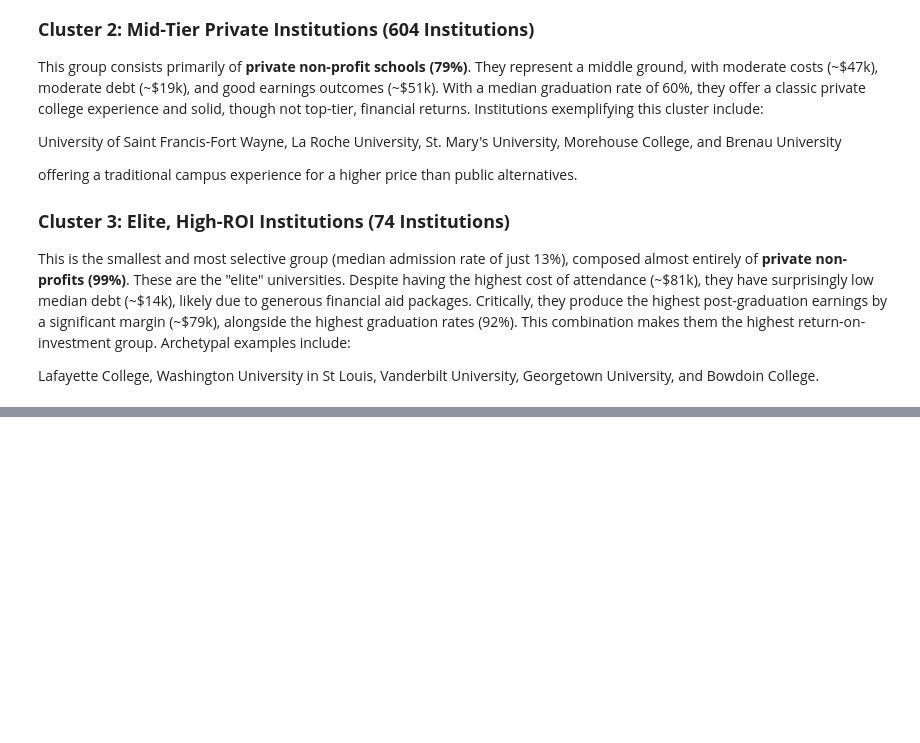
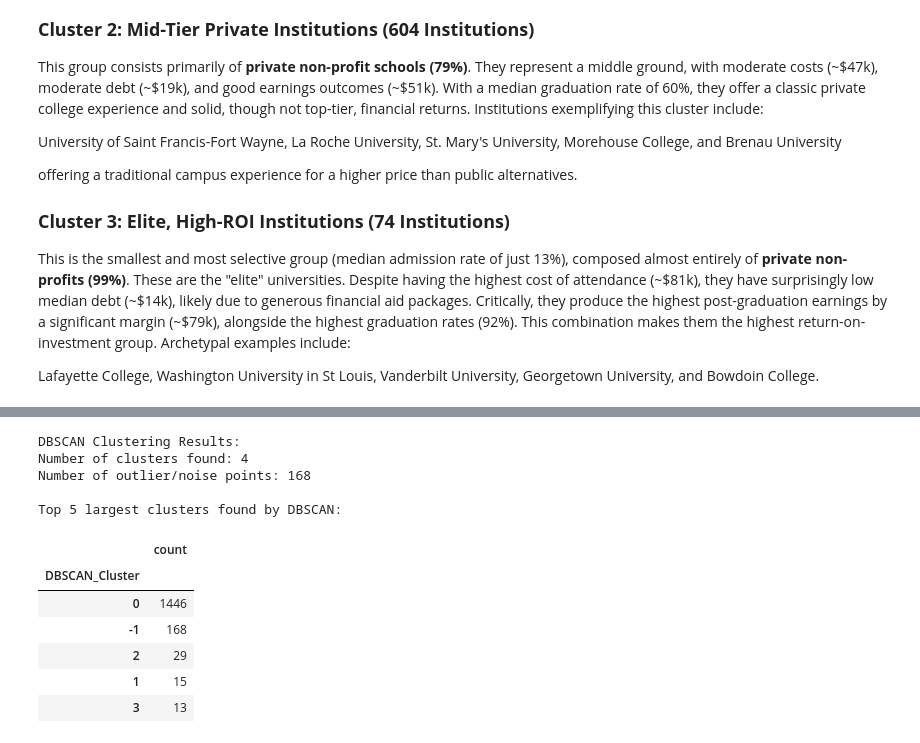
Before and after one commit to BenGoBlue05/college-scorecard-analysis, a Jupyter notebook: notebooks/institution_clustering.ipynb, the cells around one changed output, grey strips where cells are left out. Saved outputs shown, nothing was run; the diff lists cells and outputs as text; code cells hidden in the pictures; blank space fills up the shorter version.

```diff
--- a/notebooks/institution_clustering.ipynb
+++ b/notebooks/institution_clustering.ipynb
@@ -516,0 +571,24 @@ Lafayette College, Washington University in St Louis, Vanderbilt University, Geo
+# %%
+dbscan = DBSCAN(eps=0.5, min_samples=10)
+df_processed['DBSCAN_Cluster'] = dbscan.fit_predict(X_scaled)
+
+# Analyze the results
+dbscan_counts = df_processed['DBSCAN_Cluster'].value_counts()
+print("DBSCAN Clustering Results:")
+print(f"Number of clusters found: {len(dbscan_counts[dbscan_counts.index != -1])}")
+print(f"Number of outlier/noise points: {dbscan_counts.get(-1, 0)}")
+print("\nTop 5 largest clusters found by DBSCAN:")
+display(dbscan_counts.head().to_frame())
+# %% [output]
+DBSCAN Clustering Results:
+Number of clusters found: 4
+Number of outlier/noise points: 168
+
+Top 5 largest clusters found by DBSCAN:
+|  | count |
+| DBSCAN_Cluster |  |
+| 0 | 1446 |
+| -1 | 168 |
+| 2 | 29 |
+| 1 | 15 |
+| 3 | 13 |
```
Also changed, not shown: parts of 12 cells of this notebook, 1 other file.
